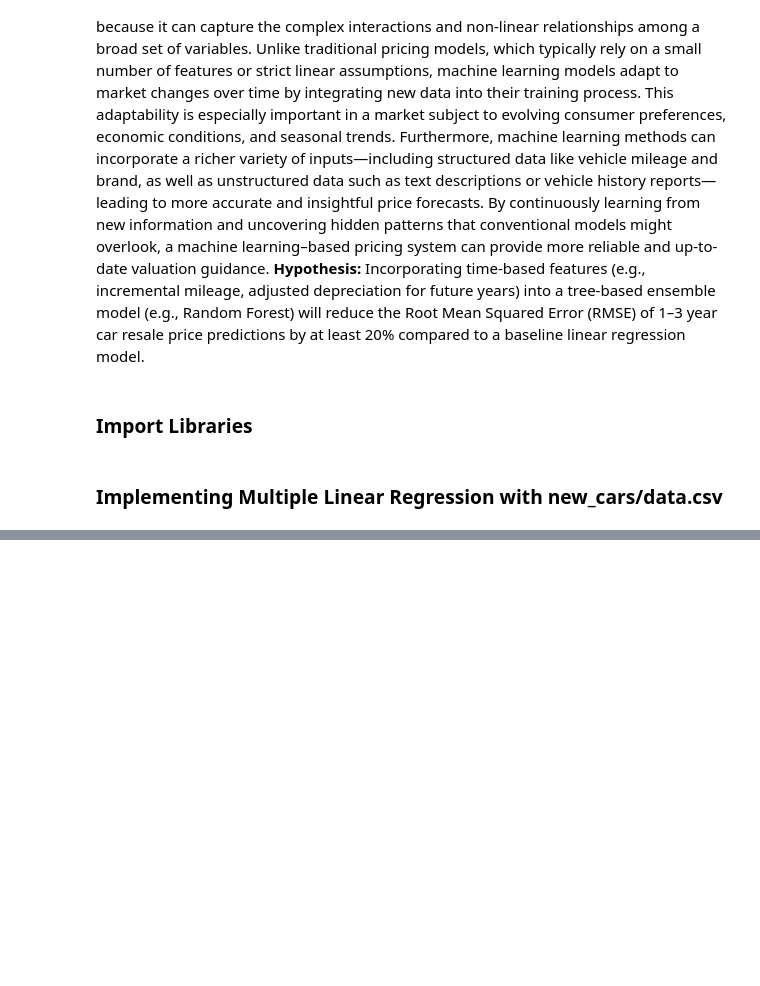
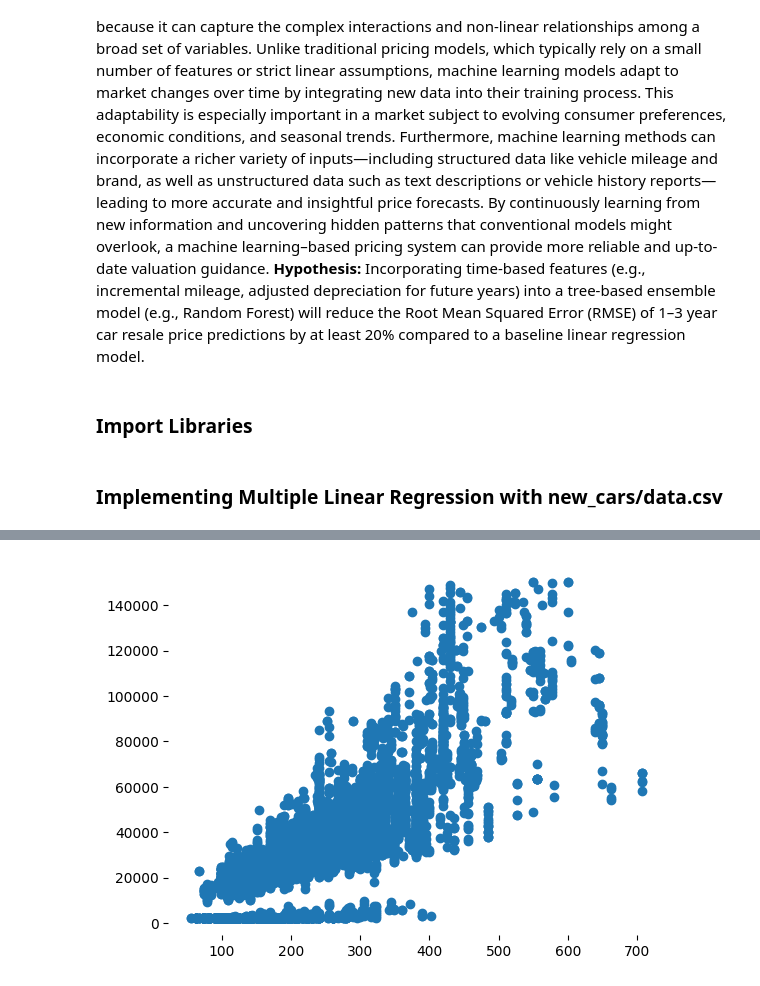
Before and after one commit to kiyon21/car-price-prediction-ml, a Jupyter notebook: MSE446_project.ipynb, the cells around one changed output, grey strips where cells are left out. Drawn from its saved outputs; the diff is of its cells as text; code cells hidden in the pictures; blank space fills up the shorter version.

```diff
--- a/MSE446_project.ipynb
+++ b/MSE446_project.ipynb
@@ -158,0 +122,5 @@ plt.show()
+# %%
+# relationship between engine HP and price
+scatter_plt(df_new_cars['Engine HP'], df_new_cars['MSRP'])
+# %% [output]
+[figure, added]
```
Also changed, not shown: parts of 18 cells of this notebook.
